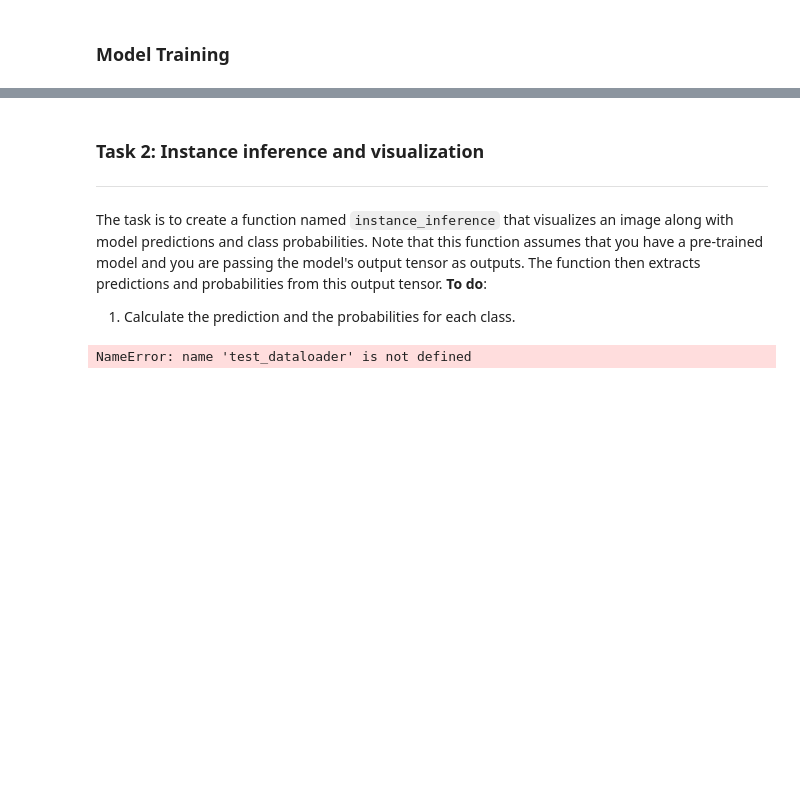
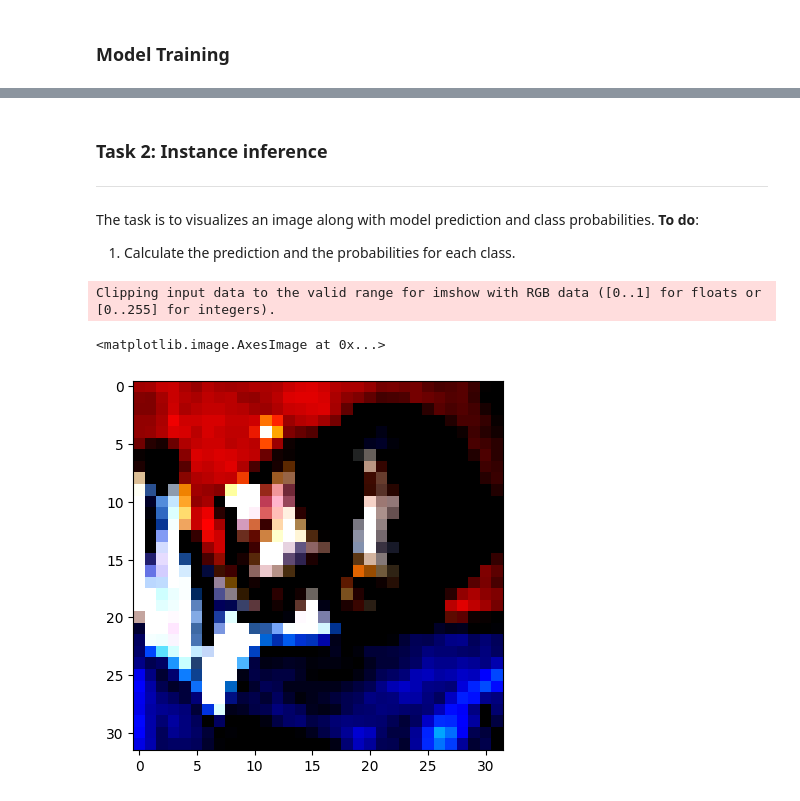
Before and after one commit to Zicheng2333/Exer02, a Jupyter notebook: exercise_02.ipynb, the cells around one changed output, grey strips where cells are left out. Drawn from its saved outputs; the diff is of its cells as text; code cells hidden in the pictures; blank space fills up the shorter version.

```diff
--- a/exercise_02.ipynb
+++ b/exercise_02.ipynb
@@ -60,9 +52,6 @@ device = torch.device("cuda:0" if torch.cuda.is_available() else "cpu")
 
 ### Dataset
 # %%
-imbanlance_rate = IMBALANCE_RATIO
-root = DATASET_DIR
-
 # cifar10 transform
 transform_cifar10_train = transforms.Compose([
     transforms.RandomCrop(32, padding=4),
@@ -76,33 +65,15 @@ transform_cifar10_test = transforms.Compose([
     transforms.Normalize((0.4914, 0.4822, 0.4465), (0.2023, 0.1994, 0.2010)),
 ])
 
+train_set = torchvision.datasets.CIFAR10(root='../data', train=True,
+                                        download=True, transform=transform_cifar10_train)
+train_dataloader = torch.utils.data.DataLoader(train_set, batch_size=BATCH_SIZE,
+                                          shuffle=True, num_workers=2)
 
-trainset = Cifar10Imbanlance(imbanlance_rate, transform=transform_cifar10_train, train=True, file_path=root)
-testset = Cifar10Imbanlance(imbanlance_rate, transform=transform_cifar10_test, train=False, file_path=root)
-
-
-train_dataloader = torch.utils.data.DataLoader(trainset, batch_size=BATCH_SIZE, shuffle=True)
-test_dataloader = torch.utils.data.DataLoader(testset, batch_size=BATCH_SIZE, shuffle=False)
-
-
-
-
-d=dict()
-for train_data,train_label in train_dataloader:
-    for labels in train_label:
-        label=labels.item()
-        if label in d.keys():
-            d[label]+=1
-        else:
-            d[label]=1
-
-num = max(d.keys()) + 1
-class_counts = torch.zeros(num, dtype=torch.int64)
-for label, count in d.items():
-    class_counts[label] = count
+test_set = torchvision.datasets.CIFAR10(root='../data', train=False,
+                                       download=True, transform=transform_cifar10_test)
+test_dataloader = torch.utils.data.DataLoader(test_set, batch_size=BATCH_SIZE,
+                                         shuffle=False, num_workers=2)
 
 class_names = ['airplane', 'automobile', 'bird', 'cat', 'deer', 'dog', 'frog', 'horse', 'ship', 'truck']
-
-for i, count in enumerate(class_counts):
-    print(f"{class_names[i]}: {int(count)} samples")
 # %% [output]
@@ -307,13 +270,14 @@ Test Loss: 0.0126 Acc: 0.4186
 # %% [markdown]
-### Task 2: Instance inference and visualization
+### Task 2: Instance inference
 ---
-The task is to create a function named ``instance_inference`` that visualizes an image along with model predictions and class probabilities. Note that this function assumes that you have a pre-trained model and you are passing the model's output tensor as outputs. The function then extracts predictions and probabilities from this output tensor.
+The task is to visualizes an image along with model prediction and class probabilities.
 **To do**:
 1. Calculate the prediction and the probabilities for each class.
 # %%
 inputs, classes = next(iter(test_dataloader))
-image = inputs[0].numpy().transpose((1, 2, 0))
-plt.imshow(image)
+input = inputs[0]
 # %% [output]
-NameError: name 'test_dataloader' is not defined
+Clipping input data to the valid range for imshow with RGB data ([0..1] for floats or [0..255] for integers).
+<matplotlib.image.AxesImage at 0x...>
+[figure, added]
 # %%
```
Also changed, not shown: parts of 10 cells of this notebook, 1 other file.
